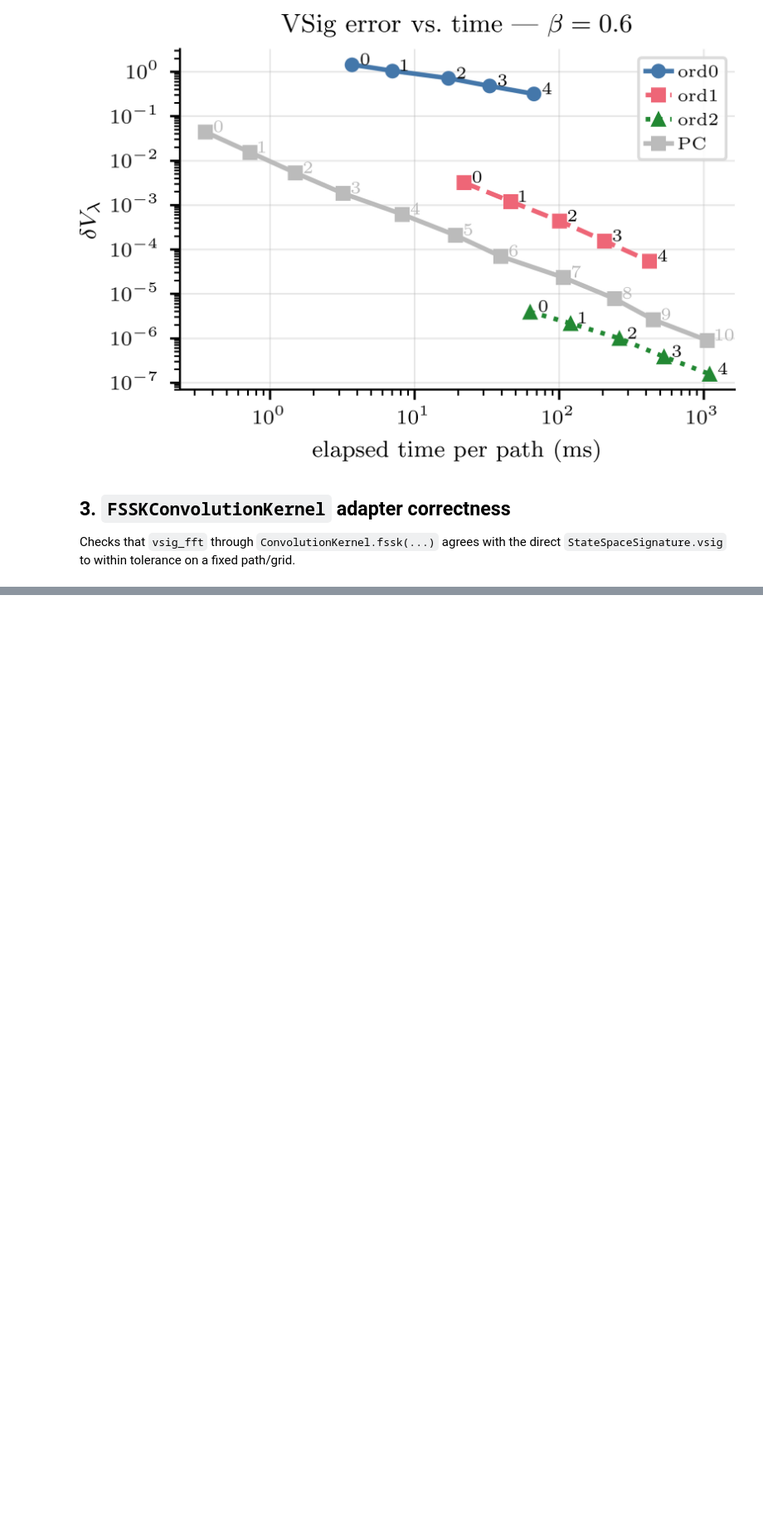
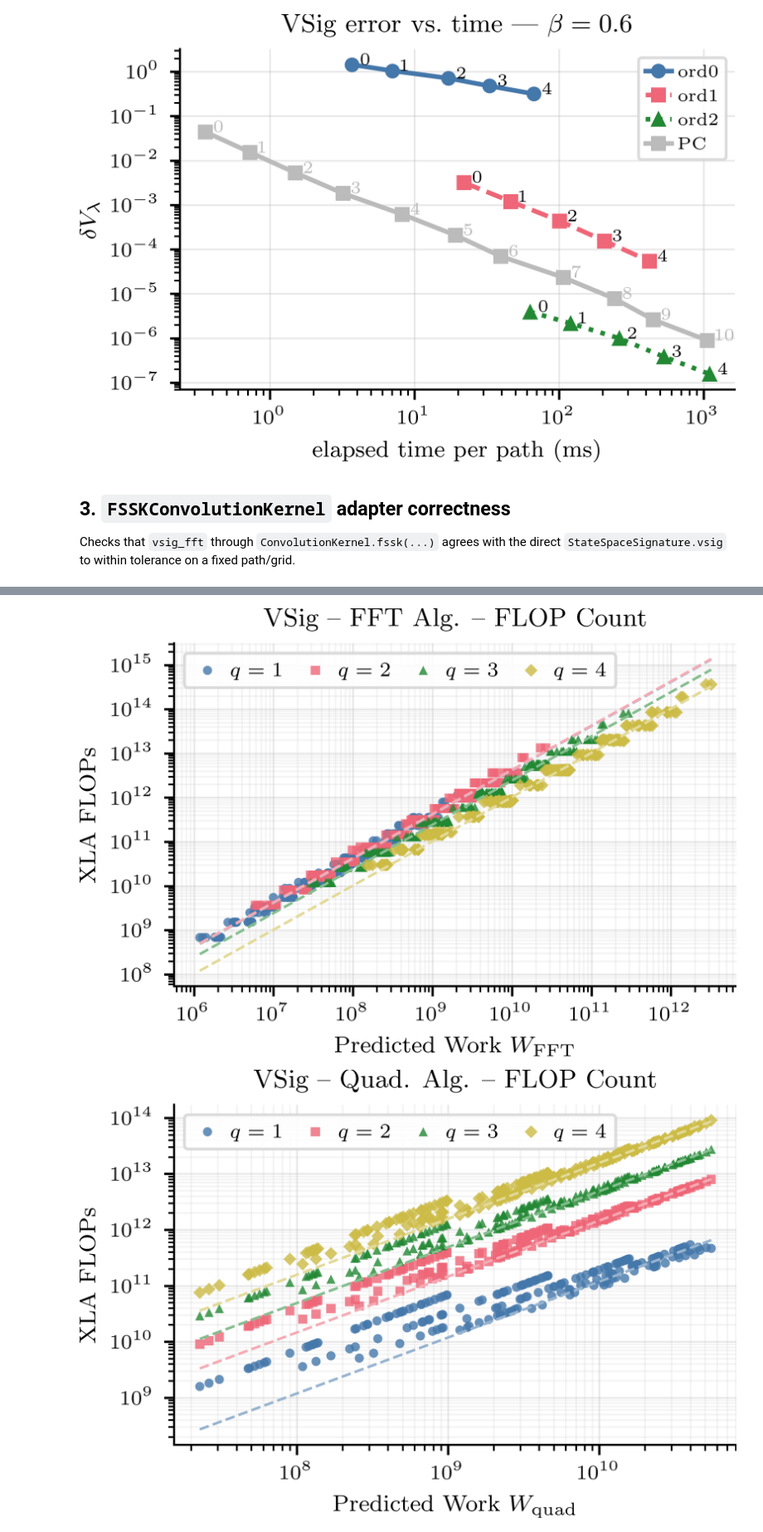
Before and after one commit to hagerpa/tensordev, a Jupyter notebook: notebooks/volterra/fractional_validation.ipynb, the cells around one changed output, grey strips where cells are left out. Shown at 83% size. Cells and saved outputs as stored; diff of their text form; code cells hidden in the pictures; blank space fills up the shorter version.

```diff
--- a/notebooks/volterra/fractional_validation.ipynb
+++ b/notebooks/volterra/fractional_validation.ipynb
@@ -427,19 +391,21 @@ Figures saved to validation_outputs/vsig_flop_scaling_medium_{fft,quad}.{png,pdf
 # %%
 from pathlib import Path
 from IPython.display import display, Image
 import pandas as pd
 
 out = Path(OUTPUT_DIR)
 tag = FLOP_REGIME.lower()
 
 summary_csv = out / f"vsig_flop_scaling_{tag}_summary.csv"
 if summary_csv.exists():
-    display(pd.read_csv(summary_csv))
+    pass
+    #display(pd.read_csv(summary_csv))
 
-for stem in [f"vsig_flop_scaling_{tag}_fft",
-             f"vsig_flop_scaling_{tag}_quad",
-             f"vsig_flop_scaling_{tag}_fft_byq",
+for stem in [f"vsig_flop_scaling_{tag}_fft_byq",
              f"vsig_flop_scaling_{tag}_quad_byq"]:
     p = out / f"{stem}.png"
     if p.exists():
         display(Image(str(p)))
+# %% [output]
+[figure, added]
+[figure, added]
```
Also changed, not shown: parts of 7 cells of this notebook, 10 other files.
